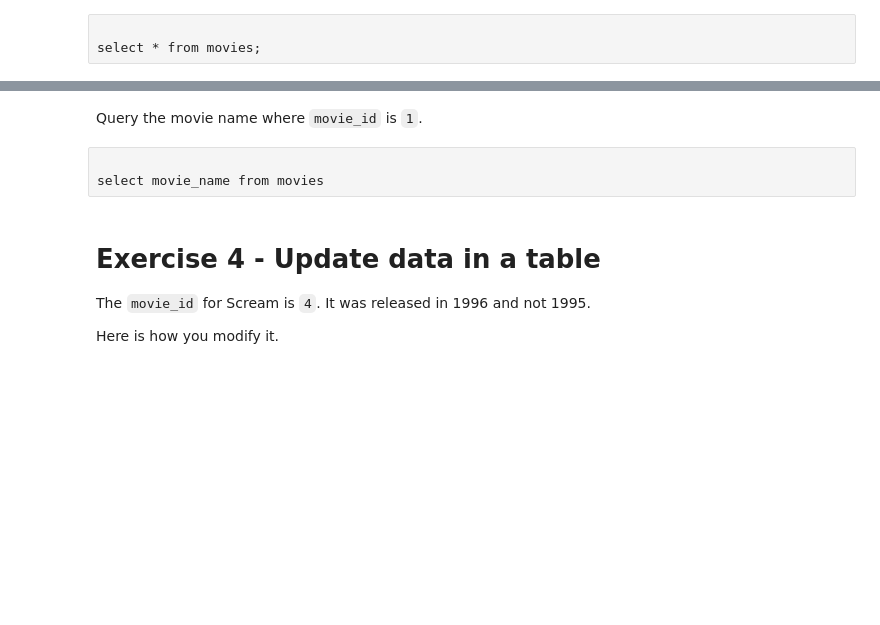
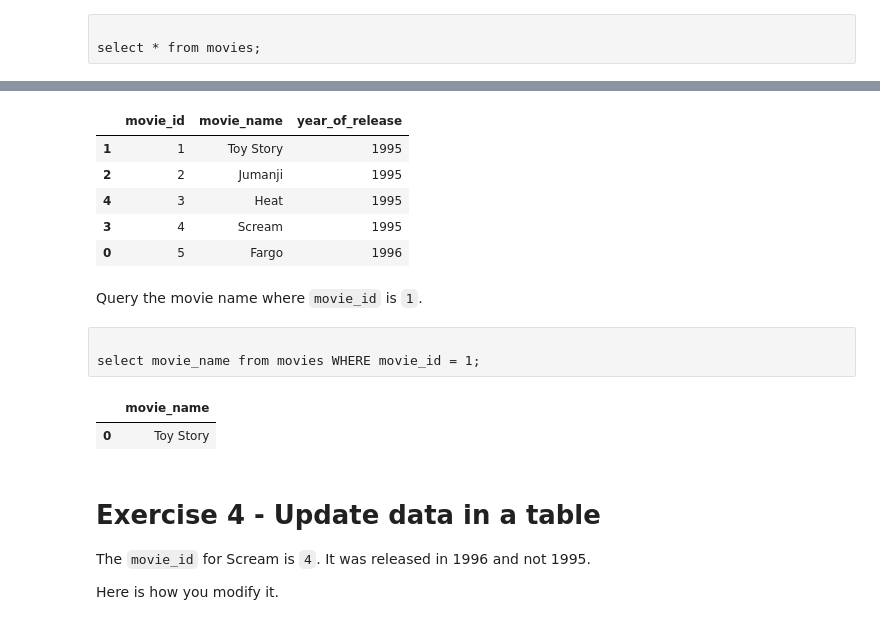
Before and after one commit to sanhuezalejandro/IBM-Data-Engineering-Professional-Certificate, a Jupyter notebook: 10_Introduction_to_NoSQL_Databases/02_Cassandra/04_Lab_Cassandra_CRUD_Operations/Lab_Cassandra_CRUD_Operations.ipynb, the cells around one changed output, grey strips where cells are left out. Saved outputs shown, nothing was run; the diff lists cells and outputs as text; code cells hidden in the pictures; blank space fills up the shorter version.

```diff
--- a/10_Introduction_to_NoSQL_Databases/02_Cassandra/04_Lab_Cassandra_CRUD_Operations/Lab_Cassandra_CRUD_Operations.ipynb
+++ b/10_Introduction_to_NoSQL_Databases/02_Cassandra/04_Lab_Cassandra_CRUD_Operations/Lab_Cassandra_CRUD_Operations.ipynb
@@ -214,10 +314,53 @@ select * from movies;
+# %%
+# Execute a query to retrieve the records without ordering
+query = '''
+SELECT * FROM movies;
+'''
+result_set = session.execute(query)
+
+# Convert ResultSet to a list of dictionaries
+rows = [dict(row._asdict()) for row in result_set]
+
+# Create a DataFrame
+df = pd.DataFrame(rows)
+
+# Sort the DataFrame by movie_id
+df_sorted = df.sort_values(by='movie_id')
+
+# Display the sorted DataFrame
+df_sorted
+# %% [output]
+|  | movie_id | movie_name | year_of_release |
+| 1 | 1 | Toy Story | 1995 |
+| 2 | 2 | Jumanji | 1995 |
+| 4 | 3 | Heat | 1995 |
+| 3 | 4 | Scream | 1995 |
+| 0 | 5 | Fargo | 1996 |
 # %% [markdown]
 
 
 Query the movie name where `movie_id` is `1`.
 # %% [raw]
 
-select movie_name from movies
+select movie_name from movies WHERE movie_id = 1;
+# %%
+# Query to retrieve the movie name where movie_id is 1
+query = '''
+SELECT movie_name FROM movies WHERE movie_id = 1;
+'''
+result_set = session.execute(query)
+
+# Convert ResultSet to a list of dictionaries
+rows = [dict(row._asdict()) for row in result_set]
+
+# Create a DataFrame
+df = pd.DataFrame(rows)
+
+# Display the DataFrame
+df
+# %% [output]
+|  | movie_name |
+| 0 | Toy Story |
 # %% [markdown]
 
 
```
Also changed, not shown: parts of 20 cells of this notebook.
